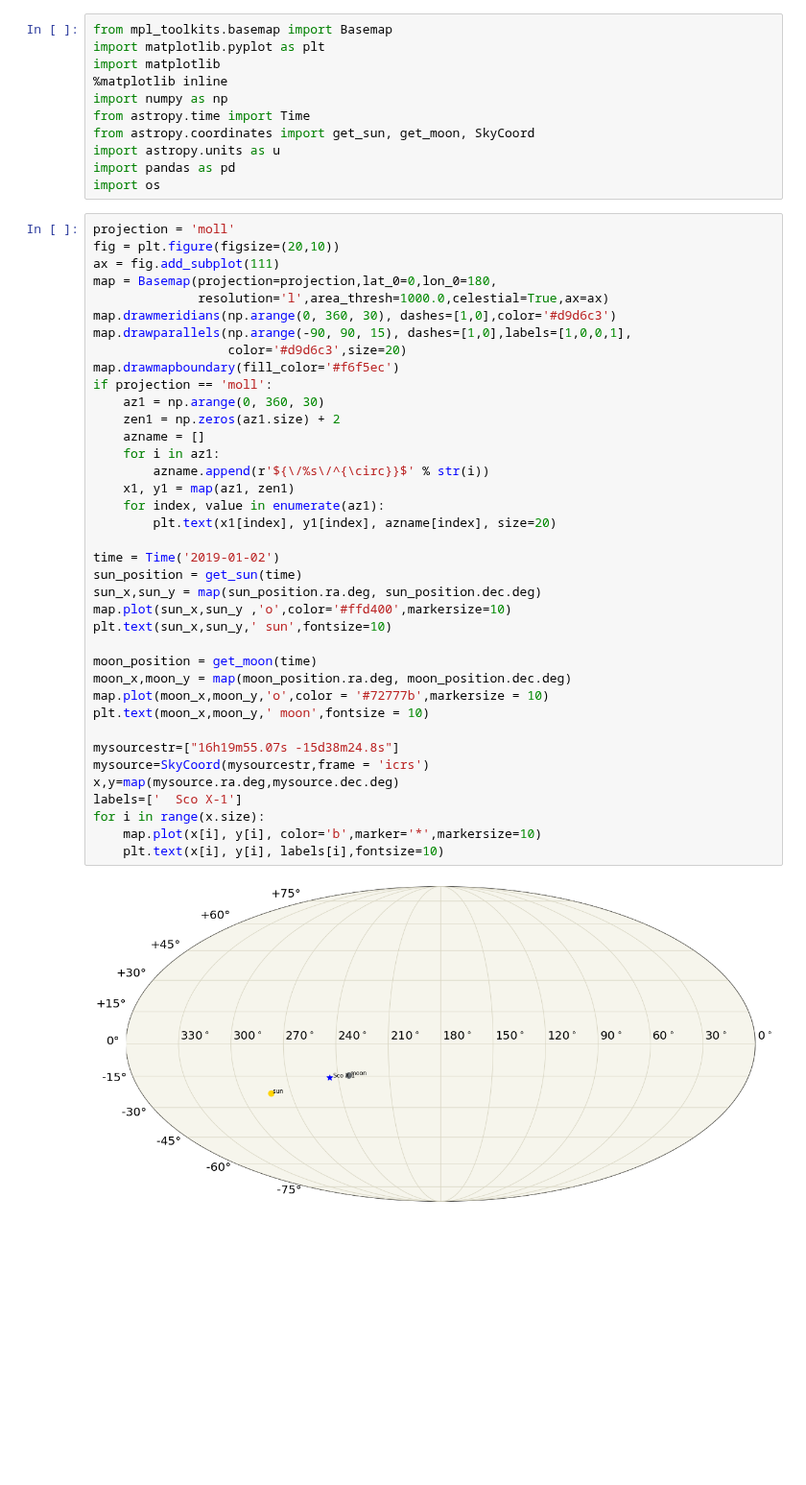
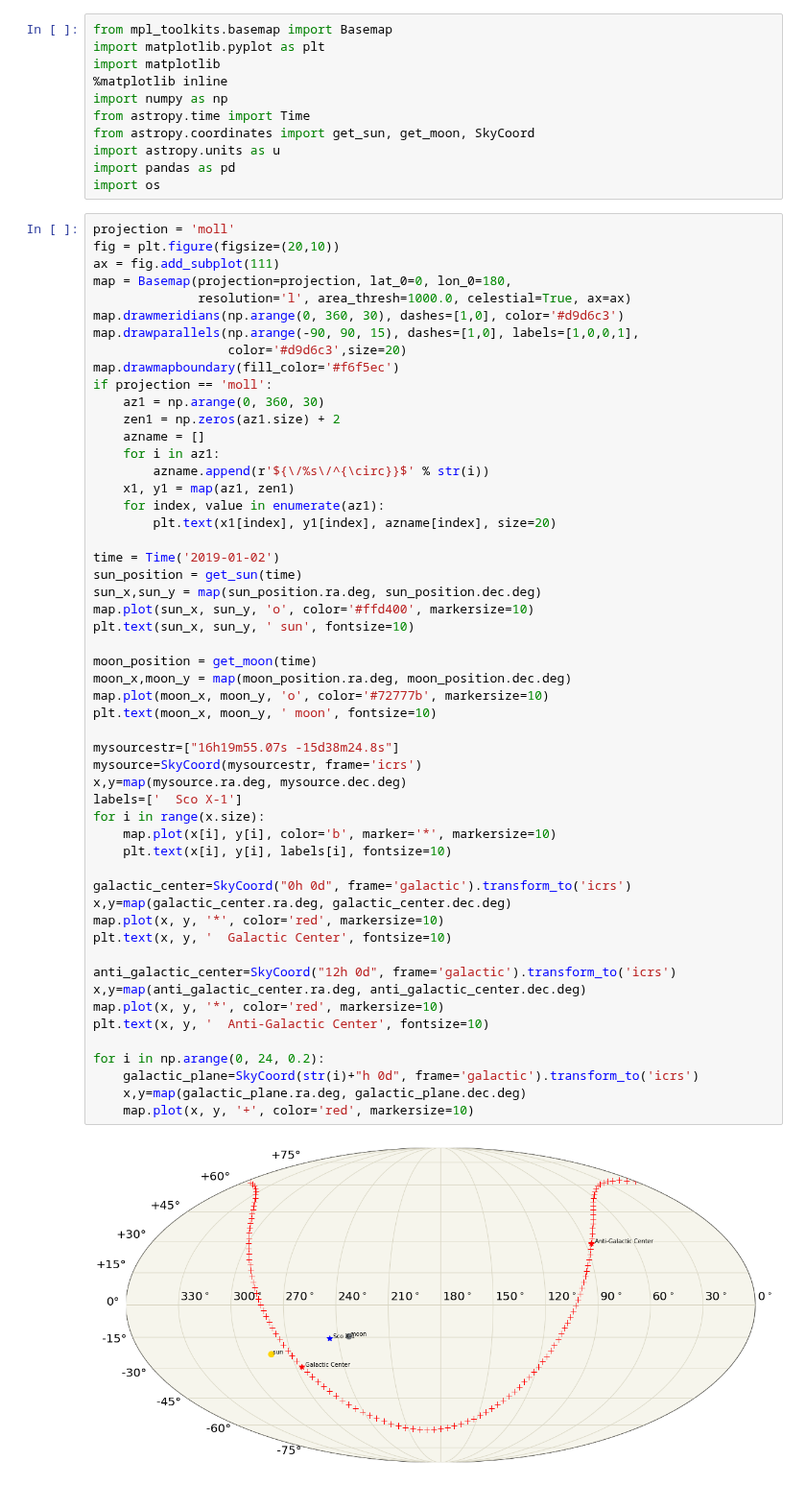
Before and after one commit to Lang-Shao/graduate_cource, a Jupyter notebook: General_Python/skymap.ipynb, the cells around one changed output. Shown at 96% size. Cells and saved outputs as stored; diff of their text form; blank space fills up the shorter version.

```diff
--- a/General_Python/skymap.ipynb
+++ b/General_Python/skymap.ipynb
@@ -12,43 +12,58 @@ import os
 # %%
 projection = 'moll'
 fig = plt.figure(figsize=(20,10))
 ax = fig.add_subplot(111)
-map = Basemap(projection=projection,lat_0=0,lon_0=180,
-              resolution='l',area_thresh=1000.0,celestial=True,ax=ax)
-map.drawmeridians(np.arange(0, 360, 30), dashes=[1,0],color='#d9d6c3')
-map.drawparallels(np.arange(-90, 90, 15), dashes=[1,0],labels=[1,0,0,1],
+map = Basemap(projection=projection, lat_0=0, lon_0=180,
+              resolution='l', area_thresh=1000.0, celestial=True, ax=ax)
+map.drawmeridians(np.arange(0, 360, 30), dashes=[1,0], color='#d9d6c3')
+map.drawparallels(np.arange(-90, 90, 15), dashes=[1,0], labels=[1,0,0,1],
                   color='#d9d6c3',size=20)
 map.drawmapboundary(fill_color='#f6f5ec')
 if projection == 'moll':
     az1 = np.arange(0, 360, 30)
     zen1 = np.zeros(az1.size) + 2
     azname = []
     for i in az1:
         azname.append(r'${\/%s\/^{\circ}}$' % str(i))
     x1, y1 = map(az1, zen1)
     for index, value in enumerate(az1):
         plt.text(x1[index], y1[index], azname[index], size=20)
 
 time = Time('2019-01-02')
 sun_position = get_sun(time)
 sun_x,sun_y = map(sun_position.ra.deg, sun_position.dec.deg)
-map.plot(sun_x,sun_y ,'o',color='#ffd400',markersize=10)
-plt.text(sun_x,sun_y,' sun',fontsize=10)
+map.plot(sun_x, sun_y, 'o', color='#ffd400', markersize=10)
+plt.text(sun_x, sun_y, ' sun', fontsize=10)
 
 moon_position = get_moon(time)
 moon_x,moon_y = map(moon_position.ra.deg, moon_position.dec.deg)
-map.plot(moon_x,moon_y,'o',color = '#72777b',markersize = 10)
-plt.text(moon_x,moon_y,' moon',fontsize = 10)
+map.plot(moon_x, moon_y, 'o', color='#72777b', markersize=10)
+plt.text(moon_x, moon_y, ' moon', fontsize=10)
 
 mysourcestr=["16h19m55.07s -15d38m24.8s"]
-mysource=SkyCoord(mysourcestr,frame = 'icrs')
-x,y=map(mysource.ra.deg,mysource.dec.deg)
+mysource=SkyCoord(mysourcestr, frame='icrs')
+x,y=map(mysource.ra.deg, mysource.dec.deg)
 labels=['  Sco X-1']
 for i in range(x.size):
-    map.plot(x[i], y[i], color='b',marker='*',markersize=10)
-    plt.text(x[i], y[i], labels[i],fontsize=10)
+    map.plot(x[i], y[i], color='b', marker='*', markersize=10)
+    plt.text(x[i], y[i], labels[i], fontsize=10)
+
+galactic_center=SkyCoord("0h 0d", frame='galactic').transform_to('icrs')
+x,y=map(galactic_center.ra.deg, galactic_center.dec.deg)
+map.plot(x, y, '*', color='red', markersize=10)
+plt.text(x, y, '  Galactic Center', fontsize=10)
+
+anti_galactic_center=SkyCoord("12h 0d", frame='galactic').transform_to('icrs')
+x,y=map(anti_galactic_center.ra.deg, anti_galactic_center.dec.deg)
+map.plot(x, y, '*', color='red', markersize=10)
+plt.text(x, y, '  Anti-Galactic Center', fontsize=10)
+
+for i in np.arange(0, 24, 0.2):
+    galactic_plane=SkyCoord(str(i)+"h 0d", frame='galactic').transform_to('icrs')
+    x,y=map(galactic_plane.ra.deg, galactic_plane.dec.deg)
+    map.plot(x, y, '+', color='red', markersize=10)
 # %% [output]
-[figure, old version]
+[figure, new version]
 # %%
 projection = 'moll'
 fig = plt.figure(figsize=(20,10))
```
Also changed, not shown: parts of 8 cells of this notebook, 1 other file.
